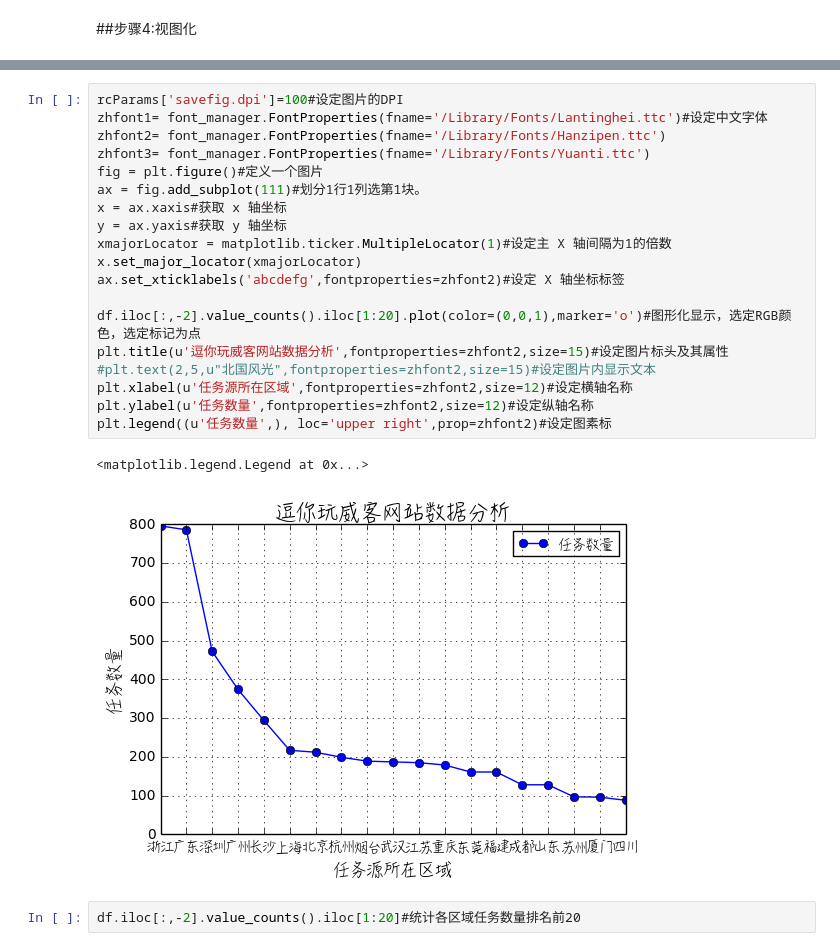
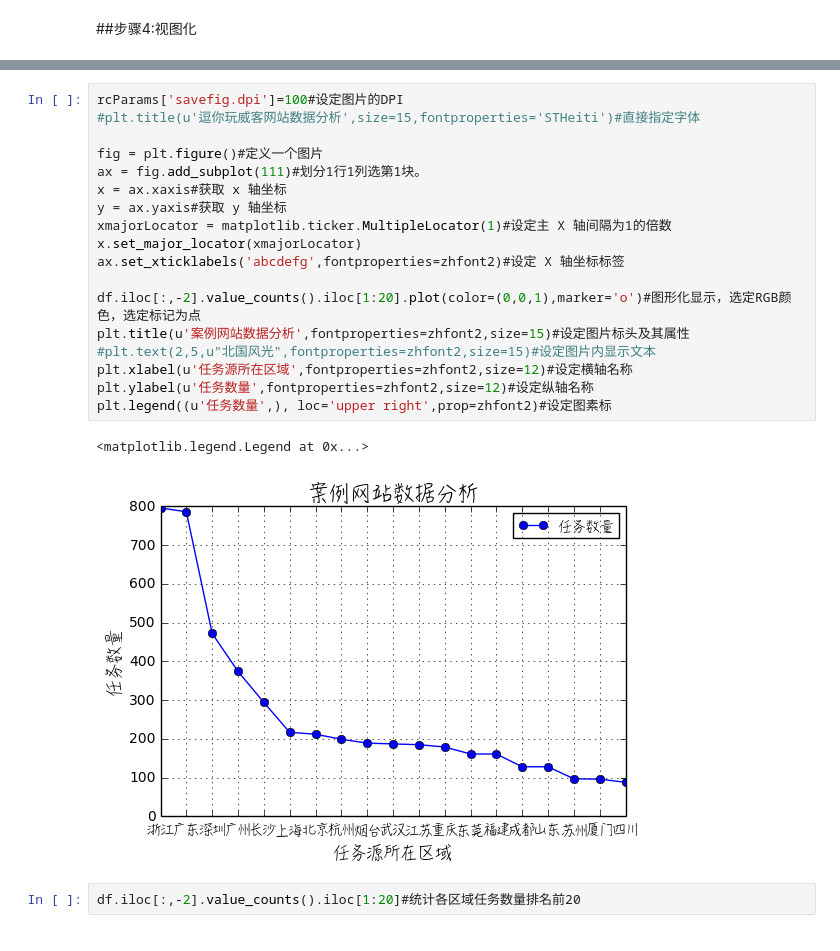
Before and after one commit to chengang545/dataMining, a Jupyter notebook: Untitled2.ipynb, the cells around one changed output, grey strips where cells are left out. Cells and saved outputs as stored; diff of their text form.

```diff
--- a/Untitled2.ipynb
+++ b/Untitled2.ipynb
@@ -37,25 +54,24 @@ df1.plot(kind='scatter',x='A', y='B', alpha=0.3)#生成散列图，查看数据
 # %%
 rcParams['savefig.dpi']=100#设定图片的DPI
-zhfont1= font_manager.FontProperties(fname='/Library/Fonts/Lantinghei.ttc')#设定中文字体
-zhfont2= font_manager.FontProperties(fname='/Library/Fonts/Hanzipen.ttc')
-zhfont3= font_manager.FontProperties(fname='/Library/Fonts/Yuanti.ttc')
+#plt.title(u'逗你玩威客网站数据分析',size=15,fontproperties='STHeiti')#直接指定字体
+
 fig = plt.figure()#定义一个图片
 ax = fig.add_subplot(111)#划分1行1列选第1块。
 x = ax.xaxis#获取 x 轴坐标
 y = ax.yaxis#获取 y 轴坐标
 xmajorLocator = matplotlib.ticker.MultipleLocator(1)#设定主 X 轴间隔为1的倍数
 x.set_major_locator(xmajorLocator)
 ax.set_xticklabels('abcdefg',fontproperties=zhfont2)#设定 X 轴坐标标签
 
 df.iloc[:,-2].value_counts().iloc[1:20].plot(color=(0,0,1),marker='o')#图形化显示，选定RGB颜色，选定标记为点
-plt.title(u'逗你玩威客网站数据分析',fontproperties=zhfont2,size=15)#设定图片标头及其属性
+plt.title(u'案例网站数据分析',fontproperties=zhfont2,size=15)#设定图片标头及其属性
 #plt.text(2,5,u"北国风光",fontproperties=zhfont2,size=15)#设定图片内显示文本
 plt.xlabel(u'任务源所在区域',fontproperties=zhfont2,size=12)#设定横轴名称
 plt.ylabel(u'任务数量',fontproperties=zhfont2,size=12)#设定纵轴名称
 plt.legend((u'任务数量',), loc='upper right',prop=zhfont2)#设定图素标
 # %% [output]
 <matplotlib.legend.Legend at 0x...>
-[figure, old version]
+[figure, new version]
 # %%
 df.iloc[:,-2].value_counts().iloc[1:20]#统计各区域任务数量排名前20
 # %% [output]
```
Also changed, not shown: parts of 7 cells of this notebook.
